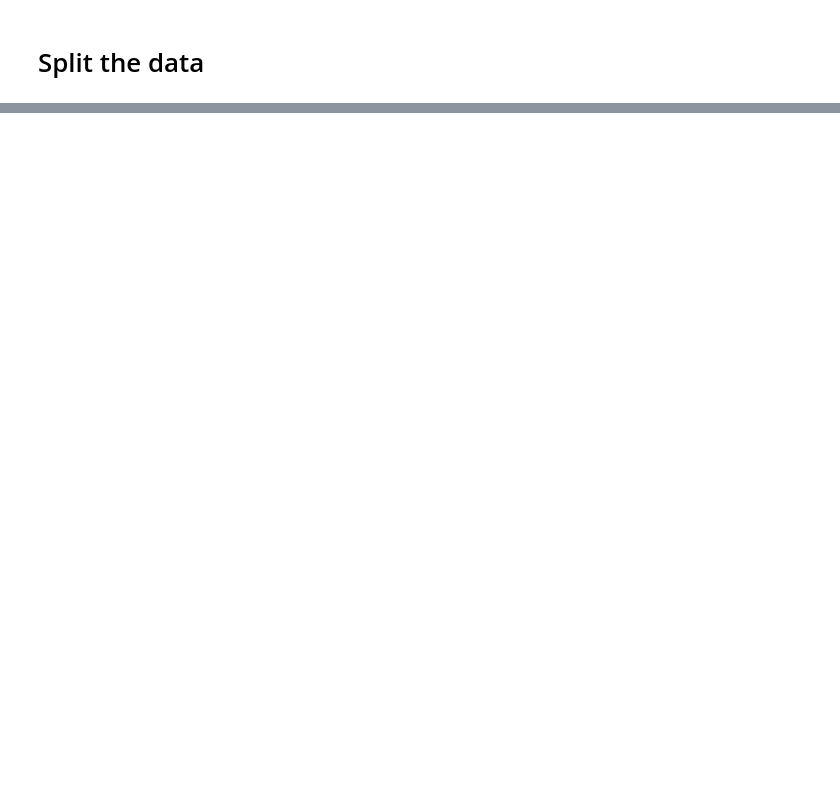
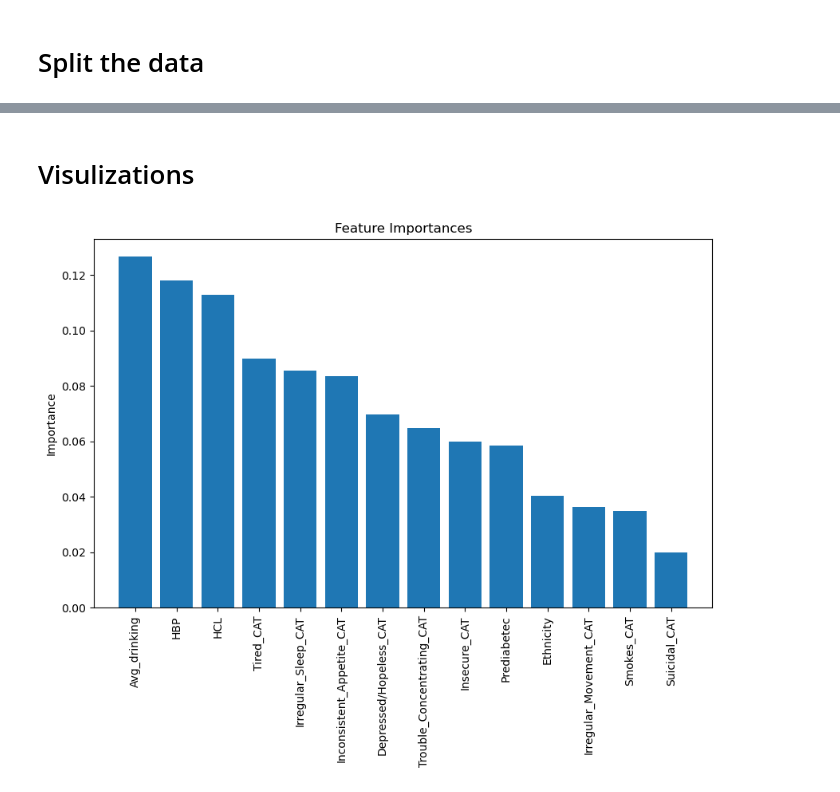
Before and after one commit to lizbethkr/Operation-Diabetes-Prevention, a Jupyter notebook: notebooks/02_data_preprocessing.ipynb, the cells around one changed output, grey strips where cells are left out. Drawn from its saved outputs; the diff is of its cells as text; code cells hidden in the pictures; blank space fills up the shorter version.

```diff
--- a/notebooks/02_data_preprocessing.ipynb
+++ b/notebooks/02_data_preprocessing.ipynb
@@ -38,0 +192,3 @@ nhanes_df = map_cat_vars(nhanes_df)
+# %%
+X = nhanes_df.drop(labels = ['Diagnosed'], axis = 1)
+X
@@ -39,2 +209,5 @@ nhanes_df = map_cat_vars(nhanes_df)
 # %% [markdown]
 # Split the data
+# %%
+#Values are just to start off with, can be adjusted later
+X_train, X_test, Y_train, Y_test = train_test_split(X, Y, test_size = 0.4, random_state = 20)
@@ -40,0 +216,4 @@ nhanes_df = map_cat_vars(nhanes_df)
+# %%
+model = RandomForestClassifier(n_estimators = 10, random_state = 30)
+# %%
+model.fit(X_train, Y_train)
@@ -40,0 +253,16 @@ nhanes_df = map_cat_vars(nhanes_df)
+# %% [markdown]
+# Visulizations
+# %%
+importances = model.feature_importances_
+indices = np.argsort(importances)[::-1]
+
+# Plot feature importances
+plt.figure(figsize=(10, 6))
+plt.title("Feature Importances")
+plt.bar(range(X.shape[1]), importances[indices], align="center")
+plt.xticks(range(X.shape[1]), np.array(X.columns)[indices], rotation=90)
+plt.xlim([-1, X.shape[1]])
+plt.ylabel('Importance')
+plt.show()
+# %% [output]
+[figure, added]
```
Also changed, not shown: parts of 30 cells of this notebook.
